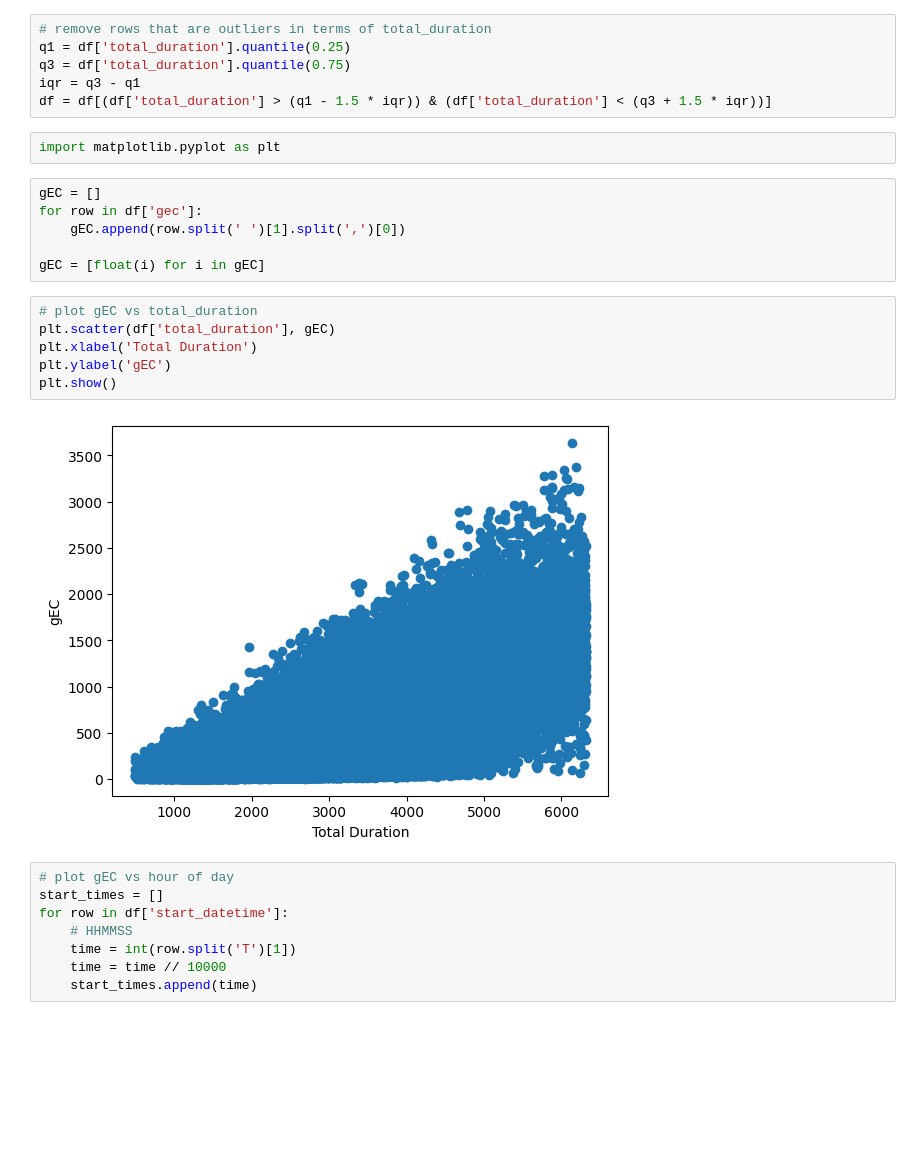
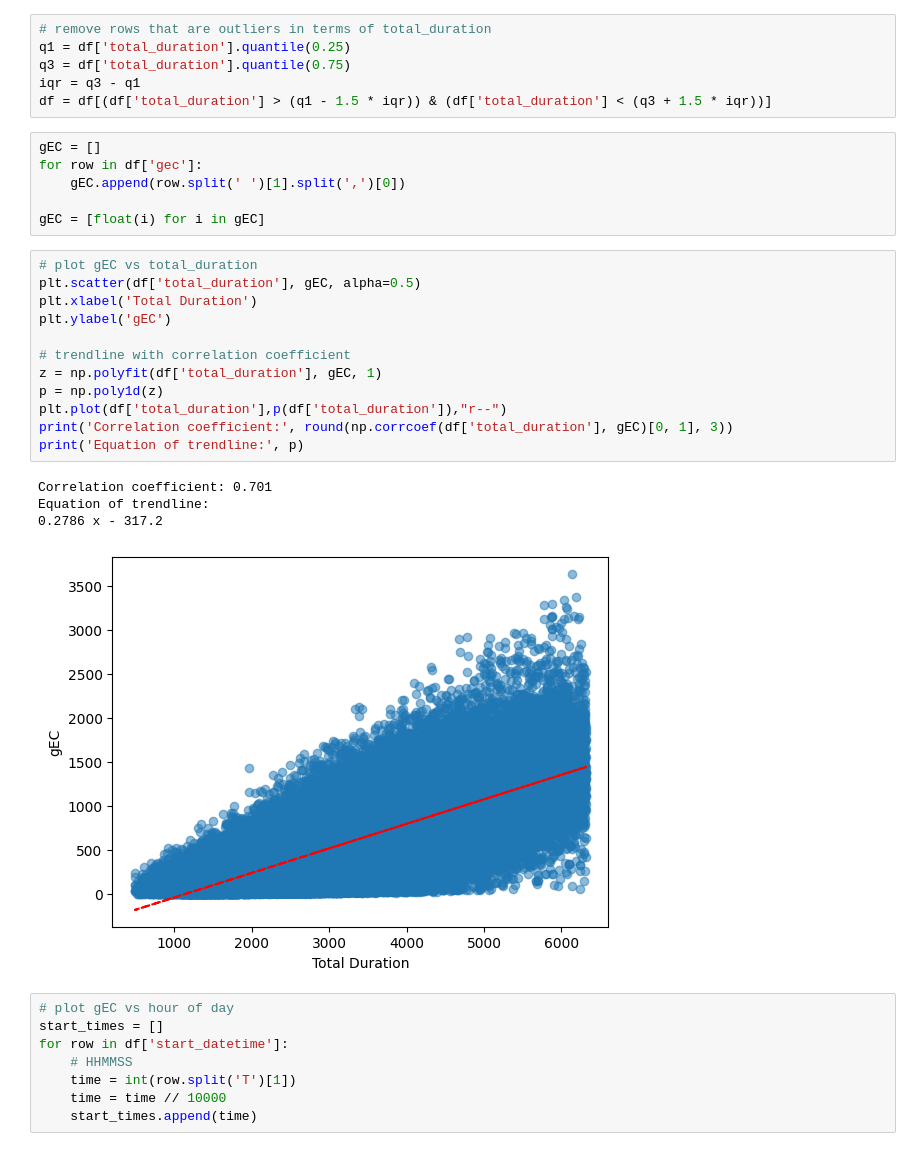
Before and after one commit to AldenCutler/LyonE24, a Jupyter notebook: stats-graphs/gec.ipynb, the cells around one changed output. Cells and saved outputs as stored; diff of their text form; blank space fills up the shorter version.

Commit message:
add trendline

```diff
--- a/stats-graphs/gec.ipynb
+++ b/stats-graphs/gec.ipynb
@@ -24,8 +24,6 @@ q1 = df['total_duration'].quantile(0.25)
 q3 = df['total_duration'].quantile(0.75)
 iqr = q3 - q1
 df = df[(df['total_duration'] > (q1 - 1.5 * iqr)) & (df['total_duration'] < (q3 + 1.5 * iqr))]
-# %%
-import matplotlib.pyplot as plt
 # %%
 gEC = []
 for row in df['gec']:
@@ -34,12 +32,21 @@ for row in df['gec']:
 gEC = [float(i) for i in gEC]
 # %%
 # plot gEC vs total_duration
-plt.scatter(df['total_duration'], gEC)
+plt.scatter(df['total_duration'], gEC, alpha=0.5)
 plt.xlabel('Total Duration')
 plt.ylabel('gEC')
-plt.show()
+
+# trendline with correlation coefficient
+z = np.polyfit(df['total_duration'], gEC, 1)
+p = np.poly1d(z)
+plt.plot(df['total_duration'],p(df['total_duration']),"r--")
+print('Correlation coefficient:', round(np.corrcoef(df['total_duration'], gEC)[0, 1], 3))
+print('Equation of trendline:', p)
 # %% [output]
+Correlation coefficient: 0.701
+Equation of trendline:
+0.2786 x - 317.2
-[figure, old version]
+[figure, new version]
 # %%
 # plot gEC vs hour of day
 start_times = []
```
Also changed, not shown: parts of 2 cells of this notebook.
